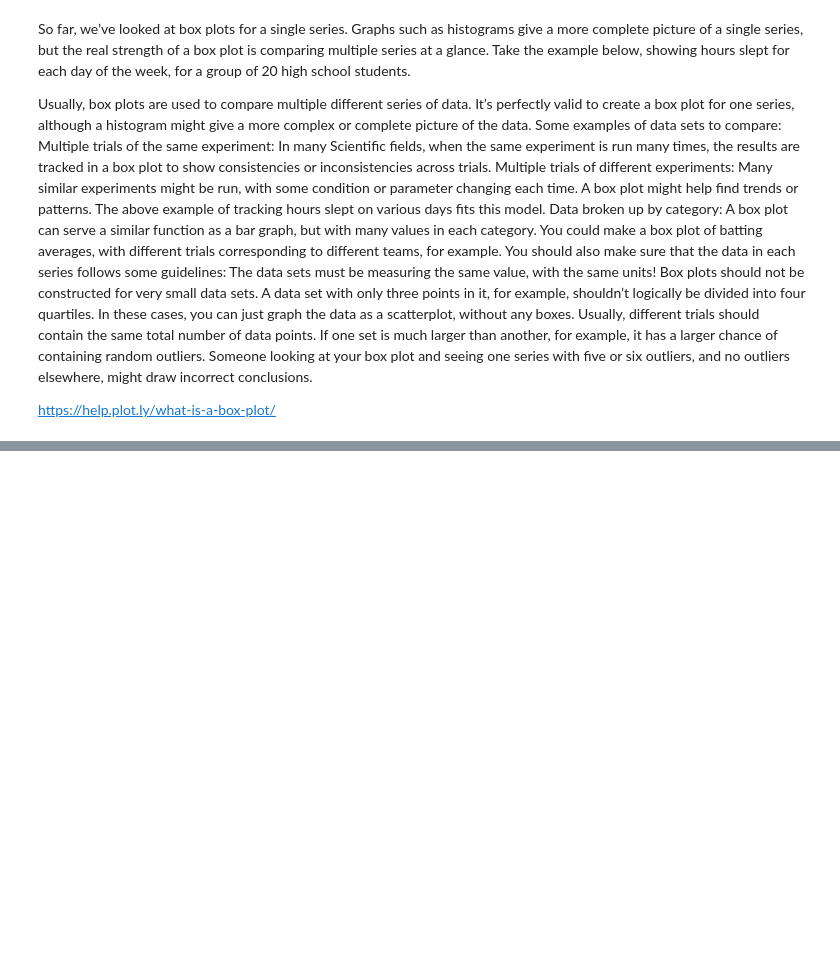
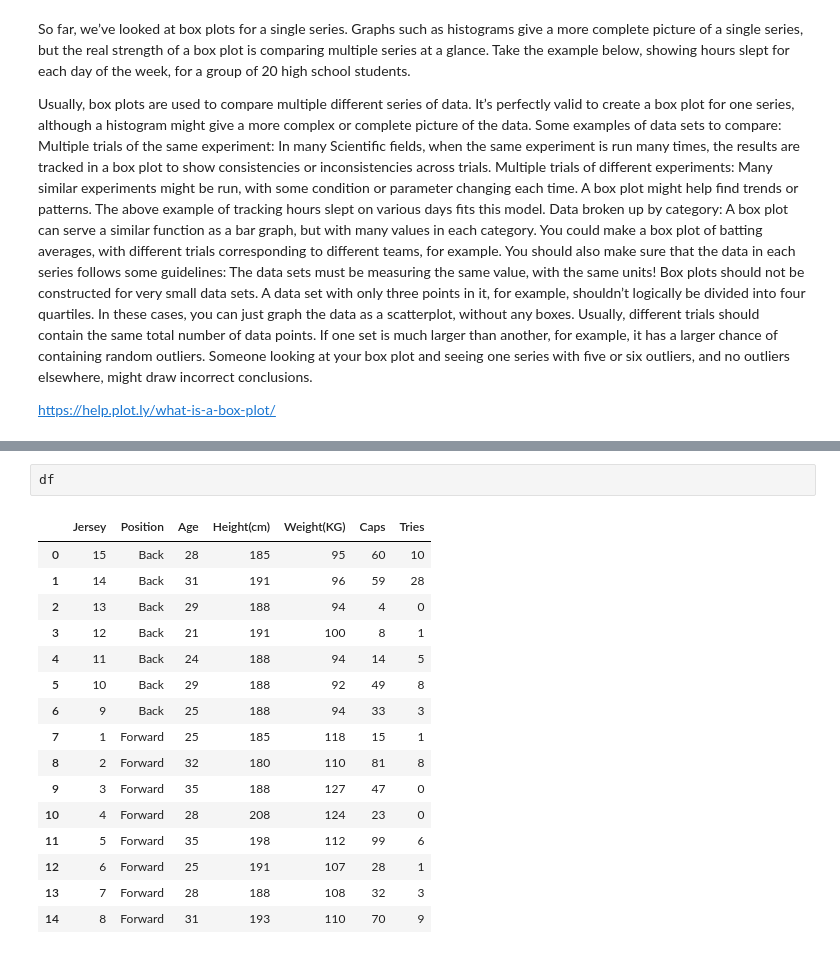
Before and after one commit to JohnONeillGMIT/BoxPlot, a Jupyter notebook: Boxplot Project.ipynb, the cells around one changed output, grey strips where cells are left out. Drawn from its saved outputs; the diff is of its cells as text; blank space fills up the shorter version.

```diff
--- a/Boxplot Project.ipynb
+++ b/Boxplot Project.ipynb
@@ -169,0 +179,19 @@ https://help.plot.ly/what-is-a-box-plot/
+# %%
+df
+# %% [output]
+|  | Jersey | Position | Age | Height(cm) | Weight(KG) | Caps | Tries |
+| 0 | 15 | Back | 28 | 185 | 95 | 60 | 10 |
+| 1 | 14 | Back | 31 | 191 | 96 | 59 | 28 |
+| 2 | 13 | Back | 29 | 188 | 94 | 4 | 0 |
+| 3 | 12 | Back | 21 | 191 | 100 | 8 | 1 |
+| 4 | 11 | Back | 24 | 188 | 94 | 14 | 5 |
+| 5 | 10 | Back | 29 | 188 | 92 | 49 | 8 |
+| 6 | 9 | Back | 25 | 188 | 94 | 33 | 3 |
+| 7 | 1 | Forward | 25 | 185 | 118 | 15 | 1 |
+| 8 | 2 | Forward | 32 | 180 | 110 | 81 | 8 |
+| 9 | 3 | Forward | 35 | 188 | 127 | 47 | 0 |
+| 10 | 4 | Forward | 28 | 208 | 124 | 23 | 0 |
+| 11 | 5 | Forward | 35 | 198 | 112 | 99 | 6 |
+| 12 | 6 | Forward | 25 | 191 | 107 | 28 | 1 |
+| 13 | 7 | Forward | 28 | 188 | 108 | 32 | 3 |
+| 14 | 8 | Forward | 31 | 193 | 110 | 70 | 9 |
```
Also changed, not shown: parts of 3 cells of this notebook.
